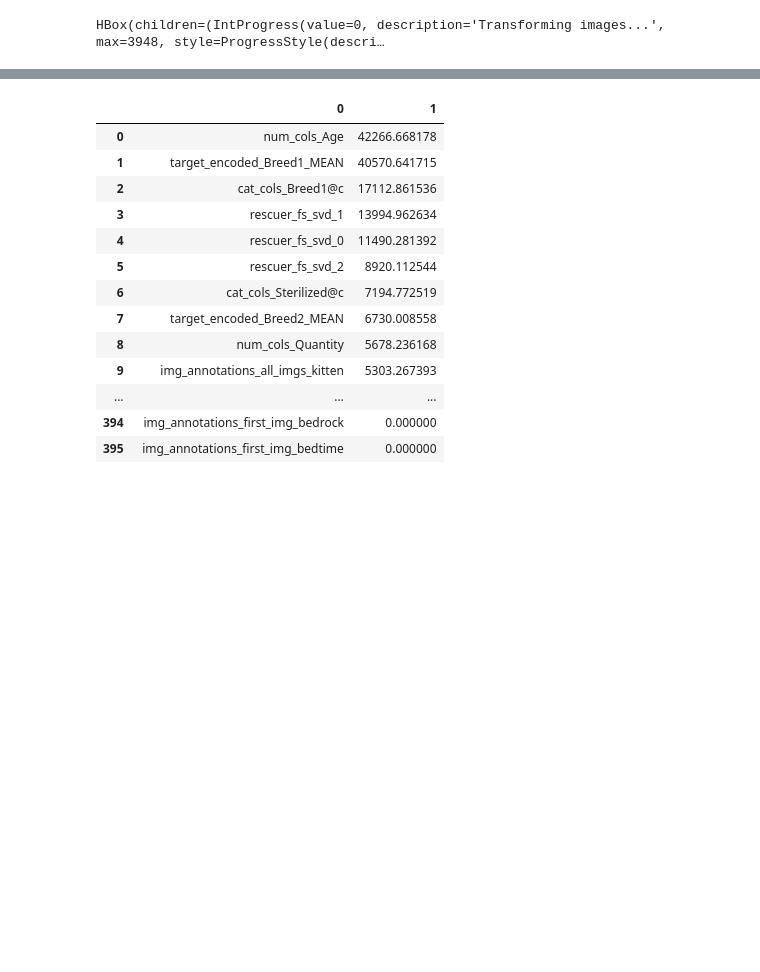
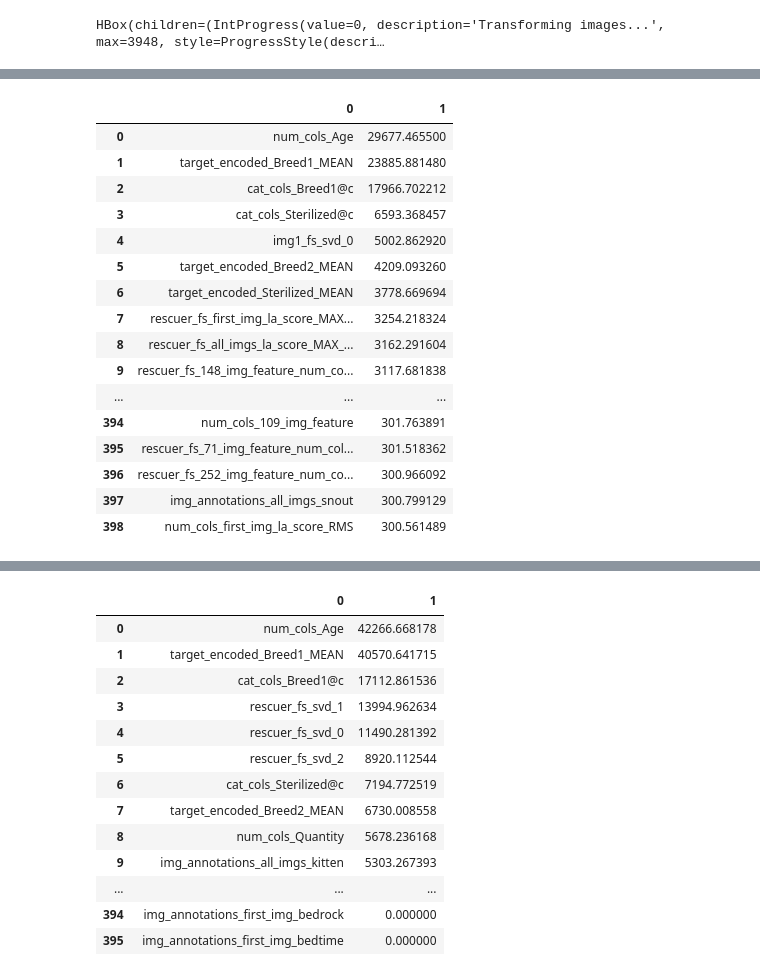
Before and after one commit to jakubwasikowski/kaggle-petfinder-adoption-prediction, a Jupyter notebook: src/YOLO NOTEBOOK.ipynb, the cells around one changed output, grey strips where cells are left out. Cells and saved outputs as stored; diff of their text form; code cells hidden in the pictures; blank space fills up the shorter version.

```diff
--- a/src/YOLO NOTEBOOK.ipynb
+++ b/src/YOLO NOTEBOOK.ipynb
@@ -1497,0 +1639,20 @@ HBox(children=(IntProgress(value=0, description='Transforming images...', max=39
+# %%
+display_lgbm_importance(results, f_names, 3000)
+# %% [output]
+|  | 0 | 1 |
+| 0 | num_cols_Age | 29677.465500 |
+| 1 | target_encoded_Breed1_MEAN | 23885.881480 |
+| 2 | cat_cols_Breed1@c | 17966.702212 |
+| 3 | cat_cols_Sterilized@c | 6593.368457 |
+| 4 | img1_fs_svd_0 | 5002.862920 |
+| 5 | target_encoded_Breed2_MEAN | 4209.093260 |
+| 6 | target_encoded_Sterilized_MEAN | 3778.669694 |
+| 7 | rescuer_fs_first_img_la_score_MAX... | 3254.218324 |
+| 8 | rescuer_fs_all_imgs_la_score_MAX_... | 3162.291604 |
+| 9 | rescuer_fs_148_img_feature_num_co... | 3117.681838 |
+| ... | ... | ... |
+| 394 | num_cols_109_img_feature | 301.763891 |
+| 395 | rescuer_fs_71_img_feature_num_col... | 301.518362 |
+| 396 | rescuer_fs_252_img_feature_num_co... | 300.966092 |
+| 397 | img_annotations_all_imgs_snout | 300.799129 |
+| 398 | num_cols_first_img_la_score_RMS | 300.561489 |
```
Also changed, not shown: parts of 10 cells of this notebook.
